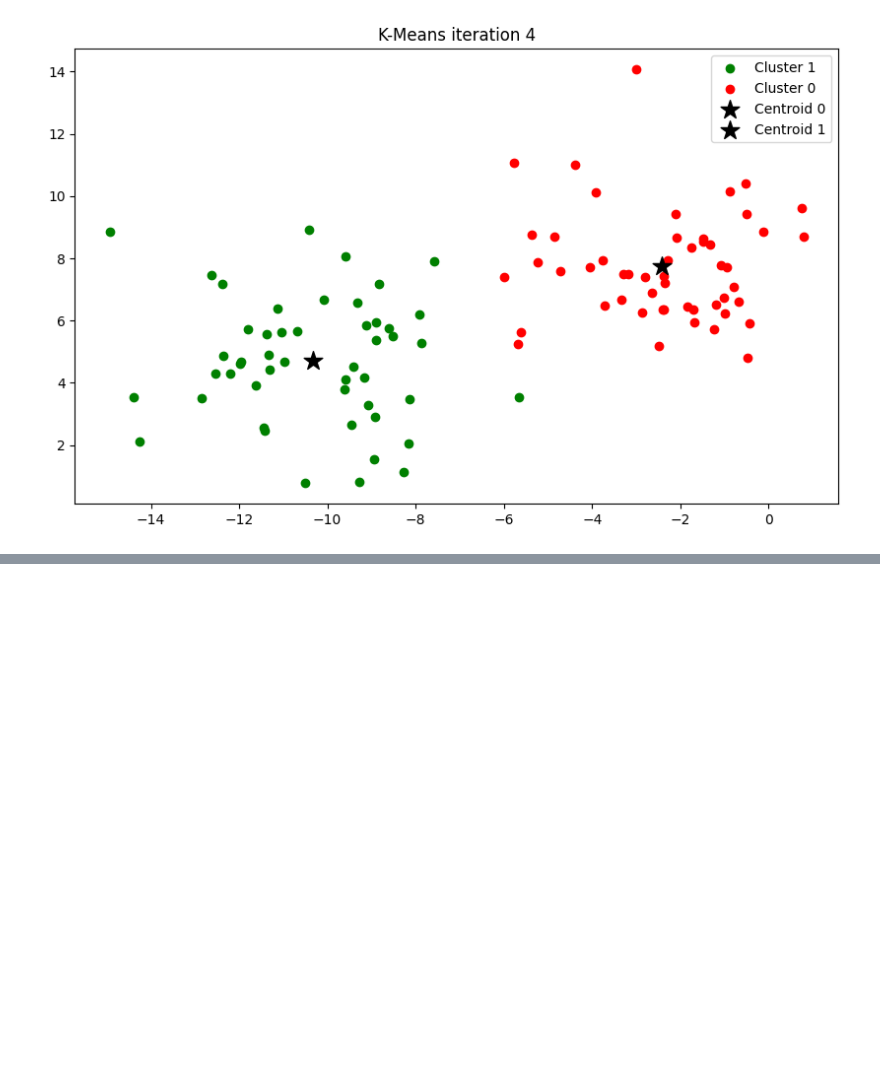
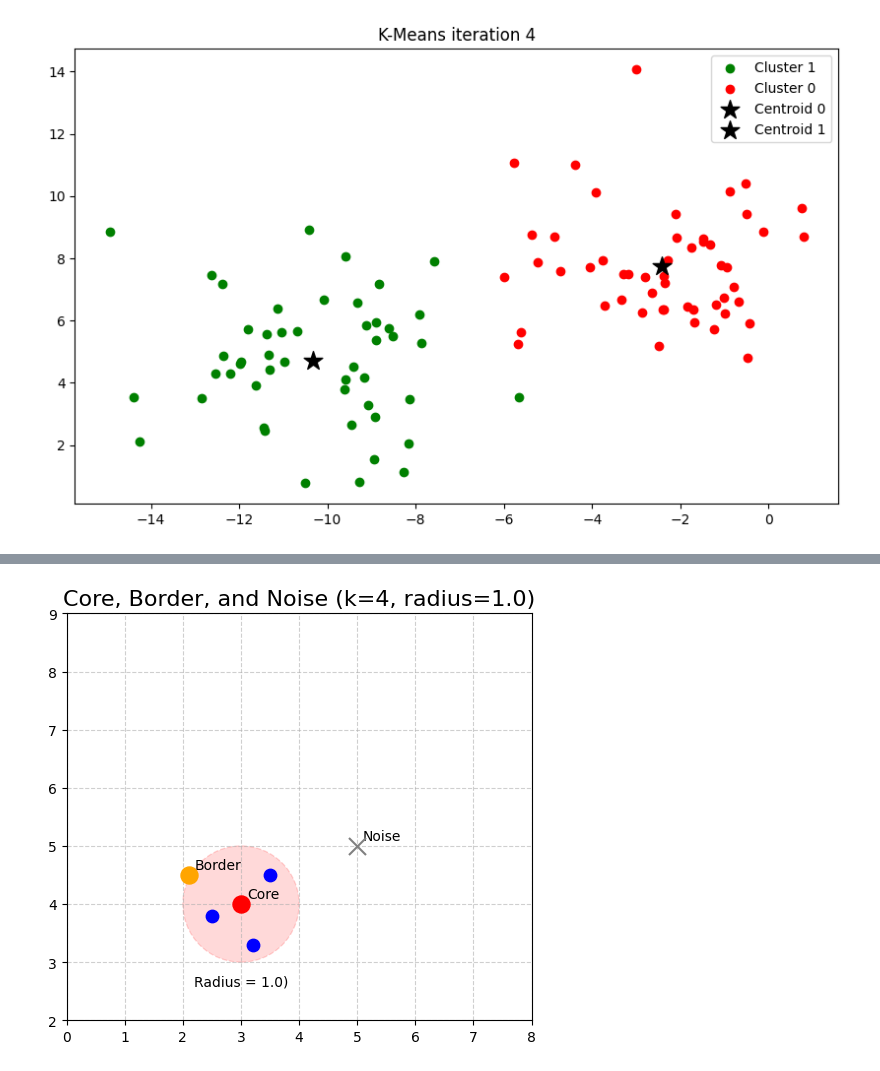
Before and after one commit to KOlCIqwq/ML, a Jupyter notebook: Clustering.ipynb, the cells around one changed output, grey strips where cells are left out. Saved outputs shown, nothing was run; the diff lists cells and outputs as text; code cells hidden in the pictures; blank space fills up the shorter version.

```diff
--- a/Clustering.ipynb
+++ b/Clustering.ipynb
@@ -121,0 +150,44 @@ Iteration 4: [[np.float64(-2.4156036417445748), np.float64(7.752658743600687)],
+# %%
+import numpy as np
+import matplotlib.pyplot as plt
+from matplotlib.patches import Circle
+
+k = 4
+radius = 1.0
+
+core_point = np.array([3, 4])
+neighbors_of_core = np.array([
+    [3.5, 4.5],
+    [2.5, 3.8],
+    [3.2, 3.3]
+])
+
+border_point = np.array([2.1, 4.5])
+
+noise_point = np.array([5, 5])
+
+fig, ax = plt.subplots(figsize=(6, 6))
+
+ax.scatter(core_point[0], core_point[1], c='red', s=150, zorder=5)
+ax.scatter(neighbors_of_core[:, 0], neighbors_of_core[:, 1], c='blue', s=80, zorder=4)
+ax.scatter(border_point[0], border_point[1], c='orange', s=150, zorder=5)
+ax.scatter(noise_point[0], noise_point[1], c='gray', s=150, marker='x', zorder=5)
+
+circle = Circle(core_point, radius, facecolor='red', alpha=0.15, edgecolor='red', linestyle='--')
+ax.add_patch(circle)
+
+ax.text(core_point[0] + 0.1, core_point[1] + 0.1, 'Core')
+ax.text(border_point[0] + 0.1, border_point[1] + 0.1, 'Border')
+ax.text(noise_point[0] + 0.1, noise_point[1] + 0.1, 'Noise')
+ax.text(core_point[0], core_point[1] - radius - 0.4, f'Radius = {radius})', ha='center')
+
+# Style the plot
+ax.set_title(f'Core, Border, and Noise (k={k}, radius={radius})', fontsize=16)
+ax.grid(True, linestyle='--', alpha=0.6)
+ax.set_aspect('equal', adjustable='box')
+ax.set_xlim(0, 8)
+ax.set_ylim(2, 9)
+
+plt.show()
+# %% [output]
+[figure, added]
```
Also changed, not shown: parts of 4 cells of this notebook.
